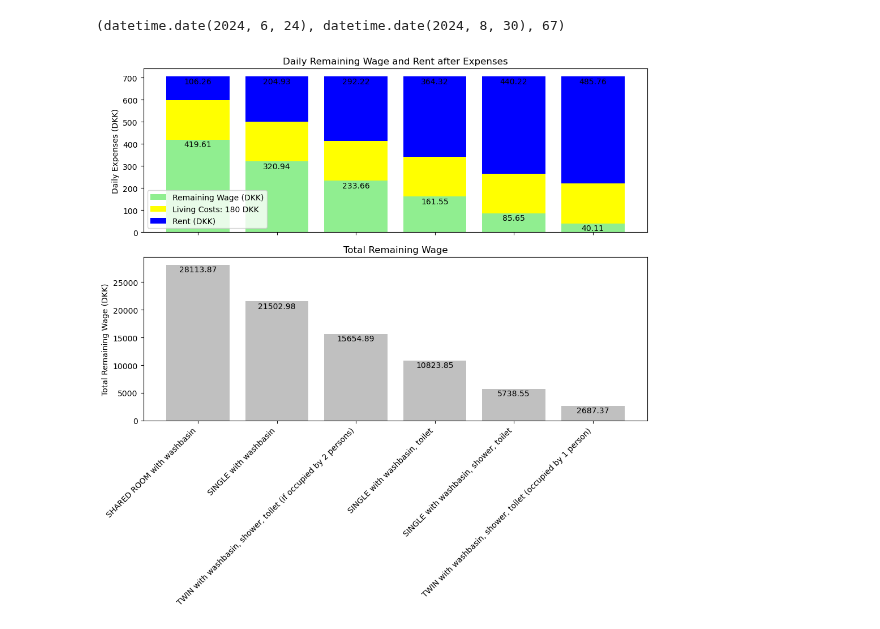
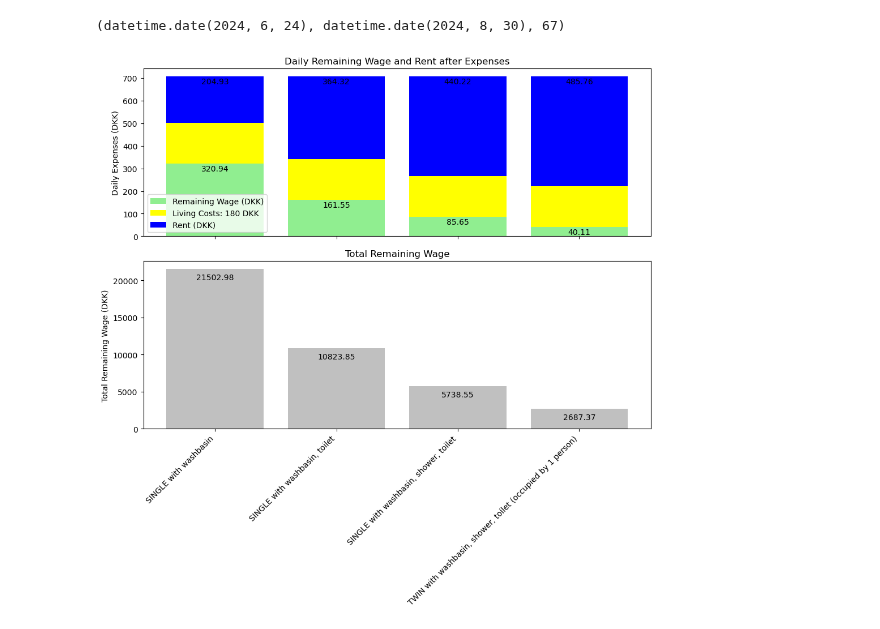
Before and after one commit to sewerininc/poetry_envs, a Jupyter notebook: CERN Pricing .ipynb, the cells around one changed output. Saved outputs shown, nothing was run; the diff lists cells and outputs as text; code cells hidden in the pictures.

```diff
--- a/CERN Pricing .ipynb
+++ b/CERN Pricing .ipynb
@@ -13,9 +13,9 @@ import numpy as np
 
 # Prices in CHF
 prices_chf = {
-     "SHARED ROOM with washbasin": 14,
+    #  "SHARED ROOM with washbasin": 14,
     "SINGLE with washbasin": 27,
-     "TWIN with washbasin, shower, toilet (if occupied by 2 persons)": 38.50,
+    #  "TWIN with washbasin, shower, toilet (if occupied by 2 persons)": 38.50,
     "SINGLE with washbasin, toilet": 48,
     "SINGLE with washbasin, shower, toilet": 58,
      "TWIN with washbasin, shower, toilet (occupied by 1 person)": 64
@@ -61,31 +61,31 @@ for bar, bar2val in zip(bars1, bars2):
              f'{bar2val.get_height():.2f}', ha='center', va='bottom', color='black')
 
 
 # Plot horizontal line for available wage after expenses
 ax1.set_title('Daily Remaining Wage and Rent after Expenses')
 ax1.set_ylabel('Daily Expenses (DKK)')
 ax1.legend(loc="lower left")
 
 total_values = [wave * total_days for wave in remaining_wages_dkk_extra]
 
 bars3 = ax2.bar(remaining_wages_dkk.keys(), total_values, color='silver')
 ax2.set_title('Total Remaining Wage')
 ax2.set_ylabel('Total Remaining Wage (DKK)')
 
 # Manually adjust tick labels position
 ax2.set_xticks(range(len(remaining_wages_dkk)))
 ax2.set_xticklabels(remaining_wages_dkk.keys(), rotation=45, ha='right')
 
 # Annotate value over each histogram bin
 for bar in bars3:
     height = bar.get_height()
     ax2.annotate('{}'.format(round(height, 2)),
                  xy=(bar.get_x() + bar.get_width() / 2, height - 2000),
                  xytext=(0, 3),  # 3 points vertical offset
                  textcoords="offset points",
                  ha='center', va='bottom')
 
 plt.tight_layout()
 plt.show()
 # %% [output]
-[figure, old version]
+[figure, new version]
```
